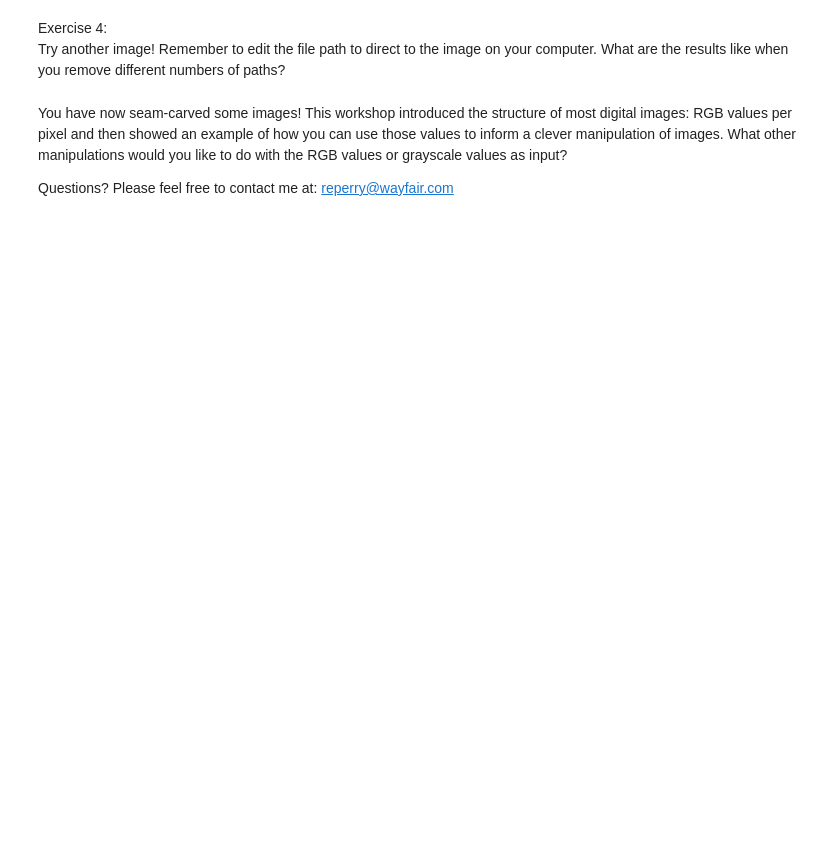
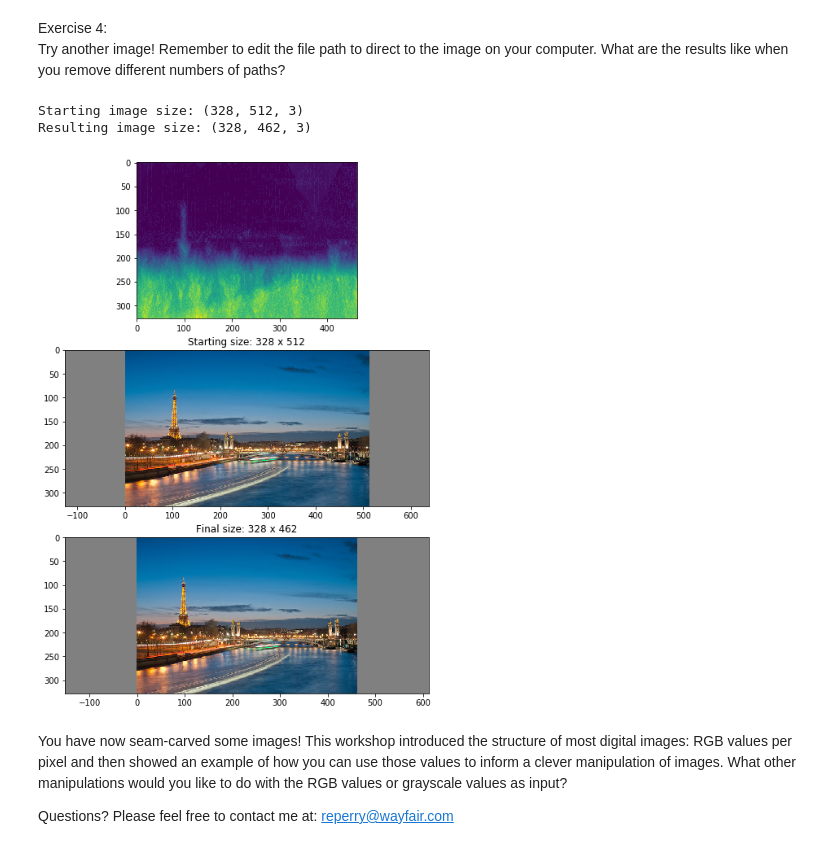
Before and after one commit to RebeccaWPerry/python_seam_carving, a Jupyter notebook: Seam+Carving.ipynb, the cells around one changed output. Drawn from its saved outputs; the diff is of its cells as text; code cells hidden in the pictures; blank space fills up the shorter version.

```diff
--- a/Seam+Carving.ipynb
+++ b/Seam+Carving.ipynb
@@ -285,25 +295,29 @@ workingim = np.copy(original)
 paths = 50
 
 for i in range(paths):
-    seam, energypaths = findseam(workingim)
-    workingim = removeseam(workingim,seam)
+    seam, energypaths = seamcarving.findseam(workingim)
+    workingim = seamcarving.removeseam(workingim,seam)
 # %%
 fig = plt.figure(figsize=(8,12))
 plt.subplot(3,1,1)
 plt.imshow(energypaths)
 
 axes = plt.subplot(3,1,2,facecolor='gray')
 plt.imshow(original)
 plt.title('Starting size: {0} x {1}'.format(np.shape(original)[0],np.shape(original)[1]))
 plt.axis('equal')
 
 plt.subplot(3,1,3,facecolor='gray')
-plt.imshow(test)
-plt.title('Final size: {0} x {1}'.format(np.shape(test)[0],np.shape(test)[1]))
+plt.imshow(workingim)
+plt.title('Final size: {0} x {1}'.format(np.shape(workingim)[0],np.shape(workingim)[1]))
 plt.axis('equal')
 
 print('Starting image size: {0}'.format(np.shape(original)))
-print('Resulting image size: {0}'.format(np.shape(test)))
+print('Resulting image size: {0}'.format(np.shape(workingim)))
+# %% [output]
+Starting image size: (328, 512, 3)
+Resulting image size: (328, 462, 3)
+[figure, added]
 # %% [markdown]
 You have now seam-carved some images! This workshop introduced the structure of most digital images: RGB values per pixel and then showed an example of how you can use those values to inform a clever manipulation of images. What other manipulations would you like to do with the RGB values or grayscale values as input?
 
```
Also changed, not shown: parts of 3 cells of this notebook.
